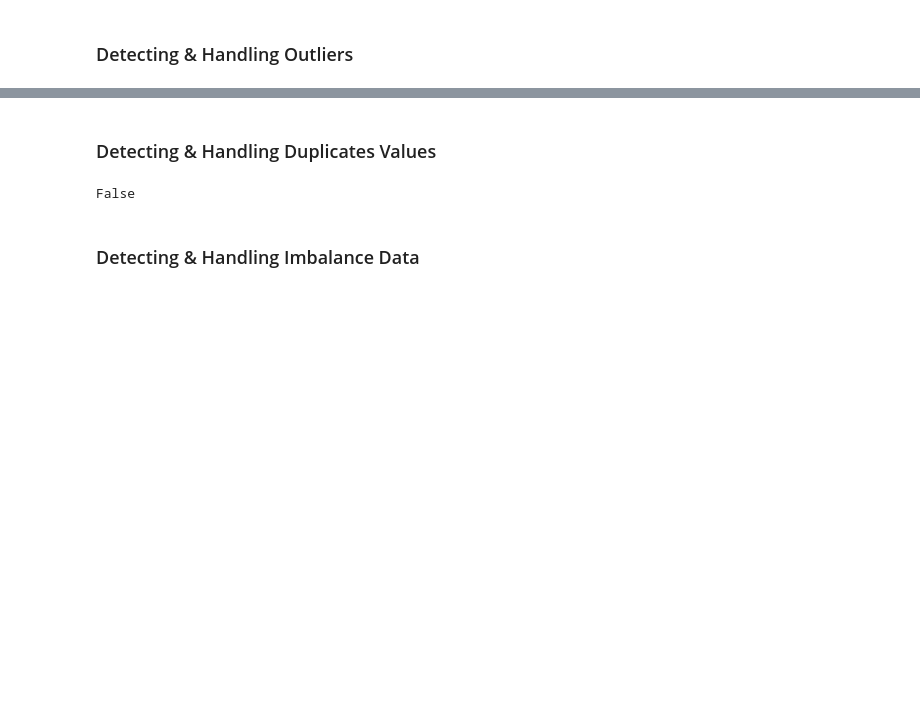
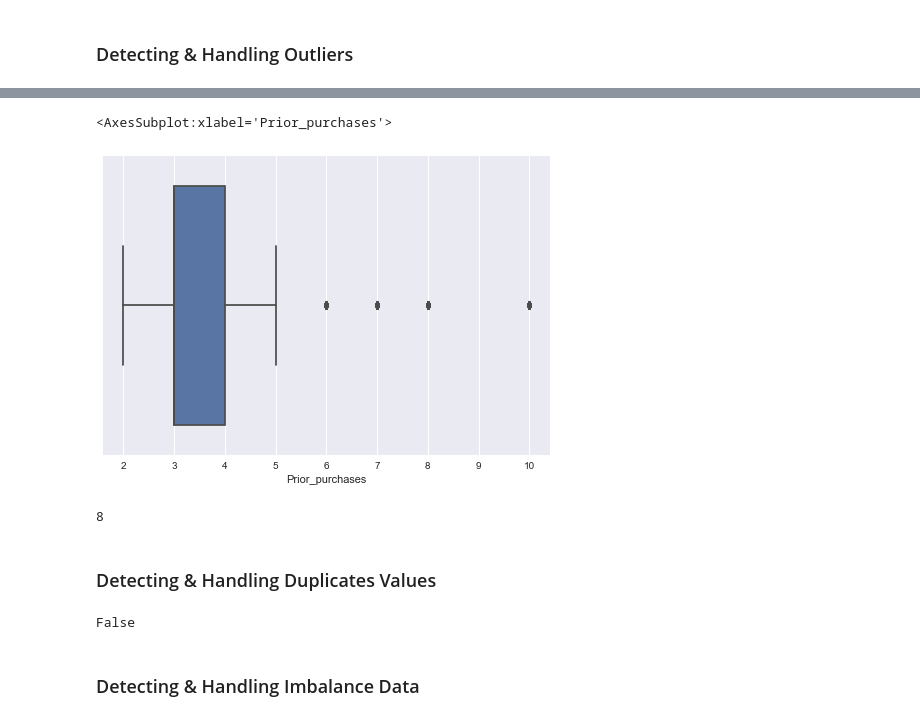
Before and after one commit to Dwisaputra204/e-commerce-shipping-prediction, a Jupyter notebook: e-commerce shipping prediction.ipynb, the cells around one changed output, grey strips where cells are left out. Cells and saved outputs as stored; diff of their text form; code cells hidden in the pictures; blank space fills up the shorter version.

```diff
--- a/e-commerce shipping prediction.ipynb
+++ b/e-commerce shipping prediction.ipynb
@@ -221,3 +131,12 @@ for column in check_outlier.columns:
+# %%
+sns.boxplot(data['Prior_purchases'])
+# %% [output]
+<AxesSubplot:xlabel='Prior_purchases'>
+[figure, added]
+# %%
+data['Prior_purchases'].nunique()
+# %% [output]
+8
 # %% [markdown]
 ### Detecting & Handling Duplicates Values
 # %%
```
Also changed, not shown: parts of 56 cells of this notebook.
